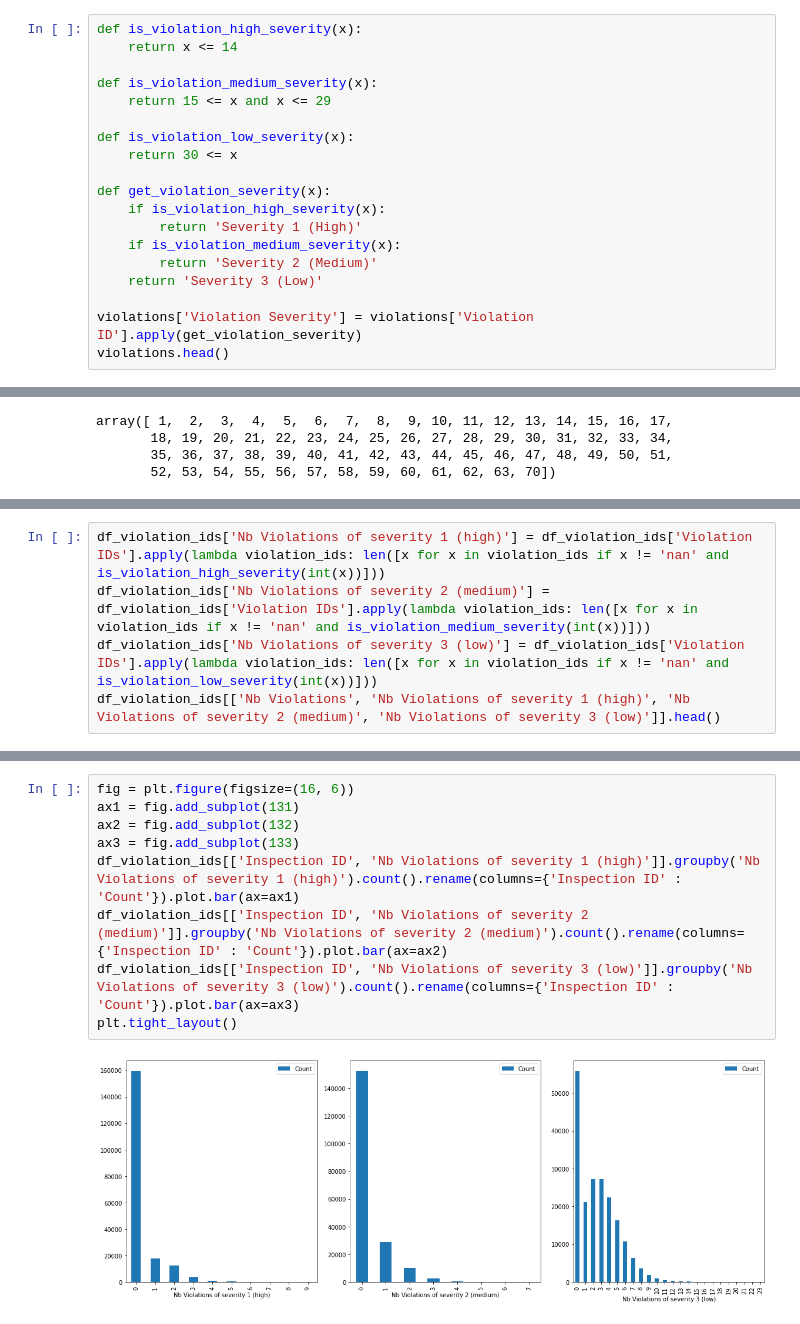
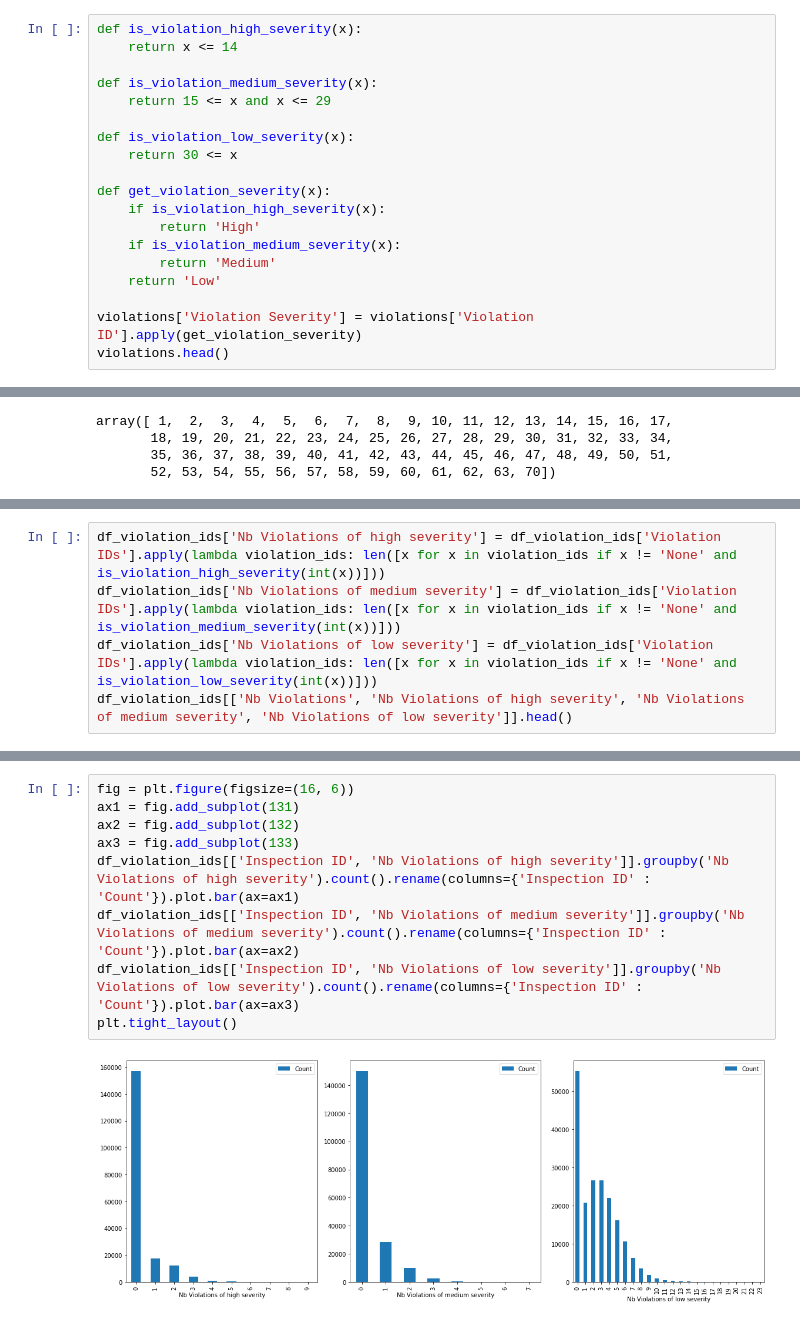
Before and after one commit to VodopaDev/CS401-Chicago-Crime-Analysis, a Jupyter notebook: violations.ipynb, the cells around one changed output, grey strips where cells are left out. Drawn from its saved outputs; the diff is of its cells as text.

```diff
--- a/violations.ipynb
+++ b/violations.ipynb
@@ -63,10 +71,10 @@ def is_violation_low_severity(x):
 
 def get_violation_severity(x):
     if is_violation_high_severity(x):
-        return 'Severity 1 (High)'
+        return 'High'
     if is_violation_medium_severity(x):
-        return 'Severity 2 (Medium)'
-    return 'Severity 3 (Low)'
+        return 'Medium'
+    return 'Low'
 
 violations['Violation Severity'] = violations['Violation ID'].apply(get_violation_severity)
 violations.head()
@@ -152,6 +167,6 @@ Text(0.5, 1.0, 'Distribution of the number of violations by inspection')
 # %%
-df_violation_ids['Nb Violations of severity 1 (high)'] = df_violation_ids['Violation IDs'].apply(lambda violation_ids: len([x for x in violation_ids if x != 'nan' and is_violation_high_severity(int(x))]))
-df_violation_ids['Nb Violations of severity 2 (medium)'] = df_violation_ids['Violation IDs'].apply(lambda violation_ids: len([x for x in violation_ids if x != 'nan' and is_violation_medium_severity(int(x))]))
-df_violation_ids['Nb Violations of severity 3 (low)'] = df_violation_ids['Violation IDs'].apply(lambda violation_ids: len([x for x in violation_ids if x != 'nan' and is_violation_low_severity(int(x))]))
-df_violation_ids[['Nb Violations', 'Nb Violations of severity 1 (high)', 'Nb Violations of severity 2 (medium)', 'Nb Violations of severity 3 (low)']].head()
+df_violation_ids['Nb Violations of high severity'] = df_violation_ids['Violation IDs'].apply(lambda violation_ids: len([x for x in violation_ids if x != 'None' and is_violation_high_severity(int(x))]))
+df_violation_ids['Nb Violations of medium severity'] = df_violation_ids['Violation IDs'].apply(lambda violation_ids: len([x for x in violation_ids if x != 'None' and is_violation_medium_severity(int(x))]))
+df_violation_ids['Nb Violations of low severity'] = df_violation_ids['Violation IDs'].apply(lambda violation_ids: len([x for x in violation_ids if x != 'None' and is_violation_low_severity(int(x))]))
+df_violation_ids[['Nb Violations', 'Nb Violations of high severity', 'Nb Violations of medium severity', 'Nb Violations of low severity']].head()
 # %% [output]
@@ -164,11 +179,11 @@ df_violation_ids[['Nb Violations', 'Nb Violations of severity 1 (high)', 'Nb Vio
 # %%
 fig = plt.figure(figsize=(16, 6))
 ax1 = fig.add_subplot(131)
 ax2 = fig.add_subplot(132)
 ax3 = fig.add_subplot(133)
-df_violation_ids[['Inspection ID', 'Nb Violations of severity 1 (high)']].groupby('Nb Violations of severity 1 (high)').count().rename(columns={'Inspection ID' : 'Count'}).plot.bar(ax=ax1)
-df_violation_ids[['Inspection ID', 'Nb Violations of severity 2 (medium)']].groupby('Nb Violations of severity 2 (medium)').count().rename(columns={'Inspection ID' : 'Count'}).plot.bar(ax=ax2)
-df_violation_ids[['Inspection ID', 'Nb Violations of severity 3 (low)']].groupby('Nb Violations of severity 3 (low)').count().rename(columns={'Inspection ID' : 'Count'}).plot.bar(ax=ax3)
+df_violation_ids[['Inspection ID', 'Nb Violations of high severity']].groupby('Nb Violations of high severity').count().rename(columns={'Inspection ID' : 'Count'}).plot.bar(ax=ax1)
+df_violation_ids[['Inspection ID', 'Nb Violations of medium severity']].groupby('Nb Violations of medium severity').count().rename(columns={'Inspection ID' : 'Count'}).plot.bar(ax=ax2)
+df_violation_ids[['Inspection ID', 'Nb Violations of low severity']].groupby('Nb Violations of low severity').count().rename(columns={'Inspection ID' : 'Count'}).plot.bar(ax=ax3)
 plt.tight_layout()
 # %% [output]
-[figure, old version]
+[figure, new version]
```
Also changed, not shown: parts of 22 cells of this notebook.
